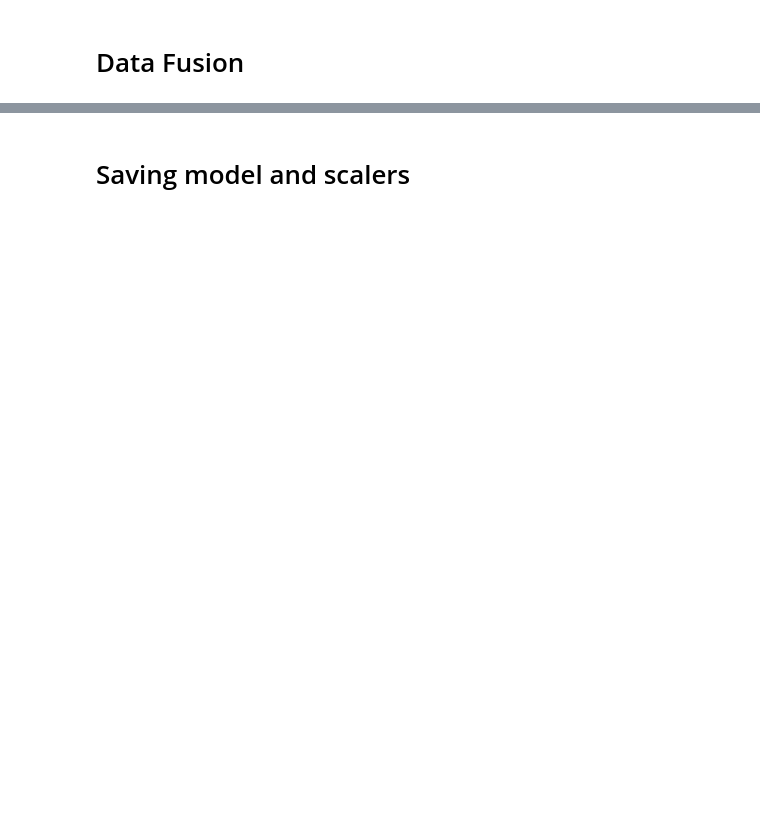
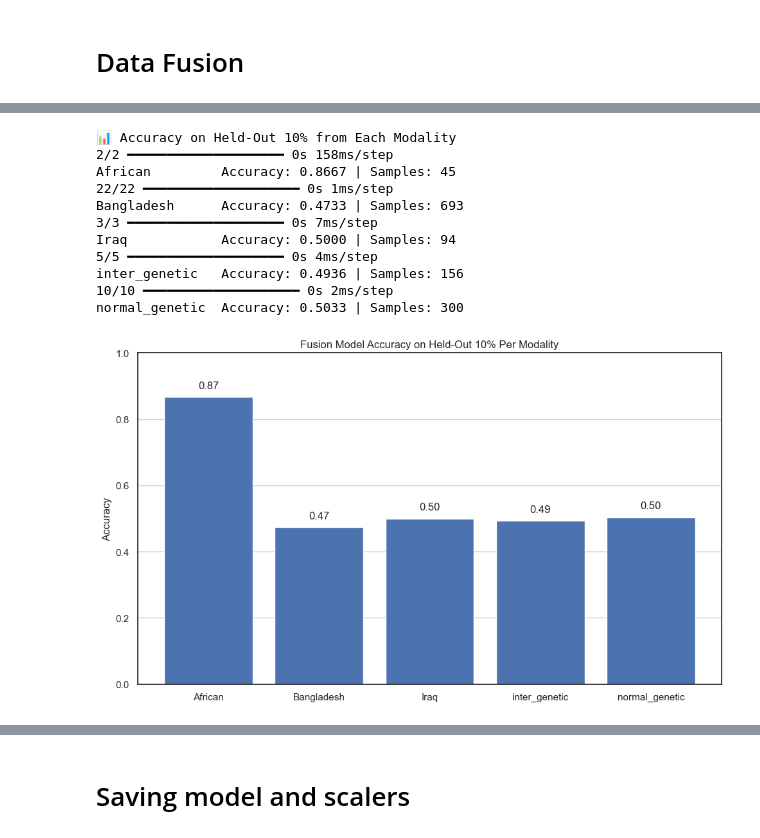
Before and after one commit to AbdullahDahabre/T2D-Prediction-System--Data-Fusion-for-Enhanced-Decision-Making, a Jupyter notebook: Data_Fusion(edited).ipynb, the cells around one changed output, grey strips where cells are left out. Cells and saved outputs as stored; diff of their text form; code cells hidden in the pictures; blank space fills up the shorter version.

```diff
--- a/Data_Fusion(edited).ipynb
+++ b/Data_Fusion(edited).ipynb
@@ -755,0 +849,54 @@ Epoch 100/100
+# %%
+from sklearn.metrics import accuracy_score
+import numpy as np
+import matplotlib.pyplot as plt
+
+# Step 1: Evaluate each modality's held-out test set
+accuracies = []
+
+print("📊 Accuracy on Held-Out 10% from Each Modality")
+for m in modalities:
+    n_samples = X_modality_tests[m].shape[0]
+    X_test = []
+    for k in modalities:
+        if k == m:
+            X_test.append(X_modality_tests[k])  # real data
+        else:
+            shape = (n_samples, X_modality_tests[k].shape[1])
+            X_test.append(np.zeros(shape))  # zeroed input for other branches
+
+    y_true = y_modality_tests[m]
+    y_pred = (model.predict(X_test).flatten() >= 0.5).astype(int)
+    acc = accuracy_score(y_true, y_pred)
+    accuracies.append((m, acc))
+    print(f"{m:<15} Accuracy: {acc:.4f} | Samples: {len(y_true)}")
+
+# Step 2: Plot the accuracy results
+labels, acc_values = zip(*accuracies)
+plt.figure(figsize=(10, 6))
+bars = plt.bar(labels, acc_values)
+plt.ylabel('Accuracy')
+plt.title('Fusion Model Accuracy on Held-Out 10% Per Modality')
+plt.ylim(0, 1)
+plt.grid(axis='y')
+
+# Annotate bars
+for bar, acc in zip(bars, acc_values):
+    plt.text(bar.get_x() + bar.get_width() / 2, bar.get_height() + 0.02,
+             f"{acc:.2f}", ha='center', va='bottom')
+
+plt.tight_layout()
+plt.show()
+# %% [output]
+📊 Accuracy on Held-Out 10% from Each Modality
+2/2 ━━━━━━━━━━━━━━━━━━━━ 0s 158ms/step
+African         Accuracy: 0.8667 | Samples: 45
+22/22 ━━━━━━━━━━━━━━━━━━━━ 0s 1ms/step
+Bangladesh      Accuracy: 0.4733 | Samples: 693
+3/3 ━━━━━━━━━━━━━━━━━━━━ 0s 7ms/step
+Iraq            Accuracy: 0.5000 | Samples: 94
+5/5 ━━━━━━━━━━━━━━━━━━━━ 0s 4ms/step
+inter_genetic   Accuracy: 0.4936 | Samples: 156
+10/10 ━━━━━━━━━━━━━━━━━━━━ 0s 2ms/step
+normal_genetic  Accuracy: 0.5033 | Samples: 300
+[figure, added]
```
Also changed, not shown: parts of 20 cells of this notebook, 13 other files.
